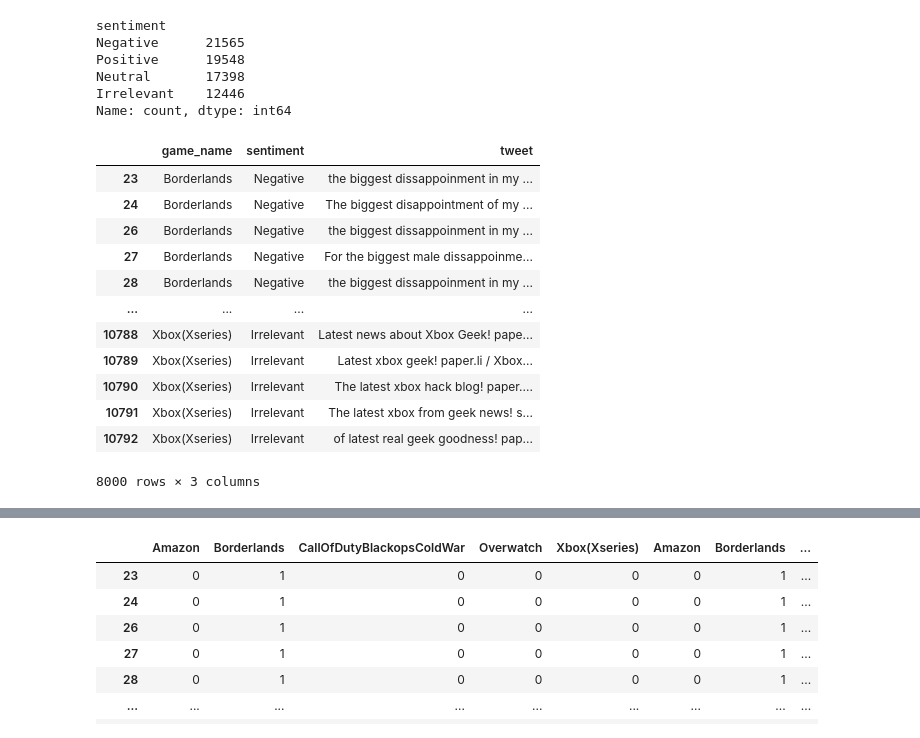
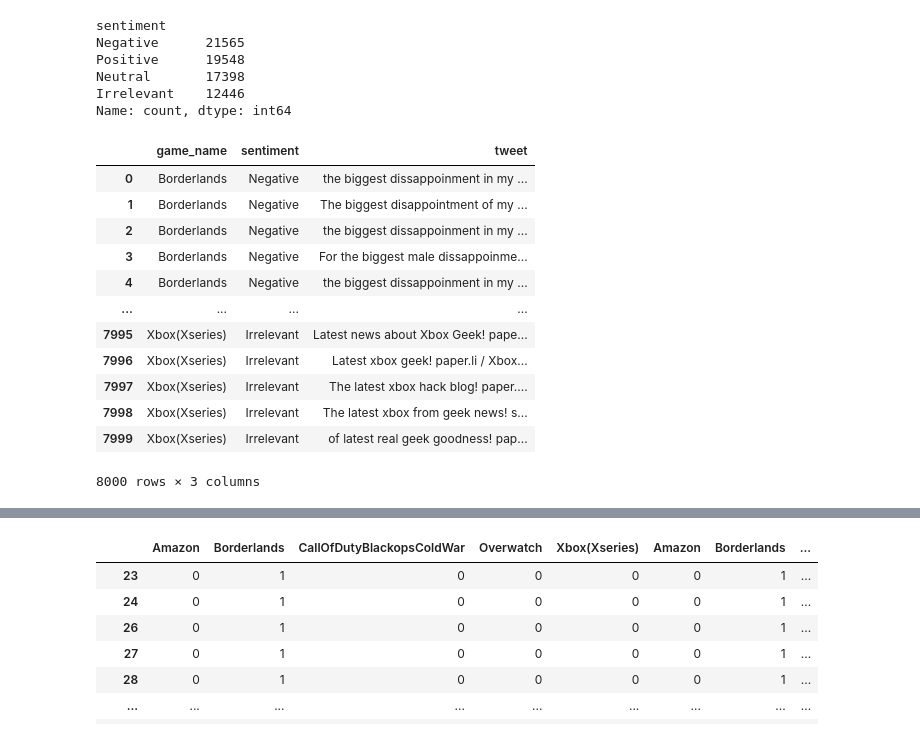
Before and after one commit to MicahNyakangoMosomi/Natural-Language-Processing, a Jupyter notebook: sentiment-analysis/sentiment-analysis.ipynb, the cells around one changed output, grey strips where cells are left out. Drawn from its saved outputs; the diff is of its cells as text; code cells hidden in the pictures.

```diff
--- a/sentiment-analysis/sentiment-analysis.ipynb
+++ b/sentiment-analysis/sentiment-analysis.ipynb
@@ -110,19 +111,20 @@ df_neutral = df[df.sentiment == 'Neutral'].iloc[:2000]
 df_irrelevant = df[df.sentiment == 'Irrelevant'].iloc[:2000]
 # %%
 # now our df has 8000 dataset
-df = pd.concat([df_negative,df_positive,df_positive,df_irrelevant])
+df = pd.concat([df_negative,df_positive,df_positive,df_irrelevant],axis=0)
+df.reset_index(drop=True,inplace=True)
 df
 # %% [output]
 |  | game_name | sentiment | tweet |
-| 23 | Borderlands | Negative | the biggest dissappoinment in my ... |
-| 24 | Borderlands | Negative | The biggest disappointment of my ... |
-| 26 | Borderlands | Negative | the biggest dissappoinment in my ... |
-| 27 | Borderlands | Negative | For the biggest male dissappoinme... |
-| 28 | Borderlands | Negative | the biggest dissappoinment in my ... |
+| 0 | Borderlands | Negative | the biggest dissappoinment in my ... |
+| 1 | Borderlands | Negative | The biggest disappointment of my ... |
+| 2 | Borderlands | Negative | the biggest dissappoinment in my ... |
+| 3 | Borderlands | Negative | For the biggest male dissappoinme... |
+| 4 | Borderlands | Negative | the biggest dissappoinment in my ... |
 | ... | ... | ... | ... |
-| 10788 | Xbox(Xseries) | Irrelevant | Latest news about Xbox Geek! pape... |
-| 10789 | Xbox(Xseries) | Irrelevant | Latest xbox geek! paper.li / Xbox... |
-| 10790 | Xbox(Xseries) | Irrelevant | The latest xbox hack blog! paper.... |
-| 10791 | Xbox(Xseries) | Irrelevant | The latest xbox from geek news! s... |
-| 10792 | Xbox(Xseries) | Irrelevant | of latest real geek goodness! pap... |
+| 7995 | Xbox(Xseries) | Irrelevant | Latest news about Xbox Geek! pape... |
+| 7996 | Xbox(Xseries) | Irrelevant | Latest xbox geek! paper.li / Xbox... |
+| 7997 | Xbox(Xseries) | Irrelevant | The latest xbox hack blog! paper.... |
+| 7998 | Xbox(Xseries) | Irrelevant | The latest xbox from geek news! s... |
+| 7999 | Xbox(Xseries) | Irrelevant | of latest real geek goodness! pap... |
 8000 rows × 3 columns
```
Also changed, not shown: parts of 13 cells of this notebook, 2 other files.
